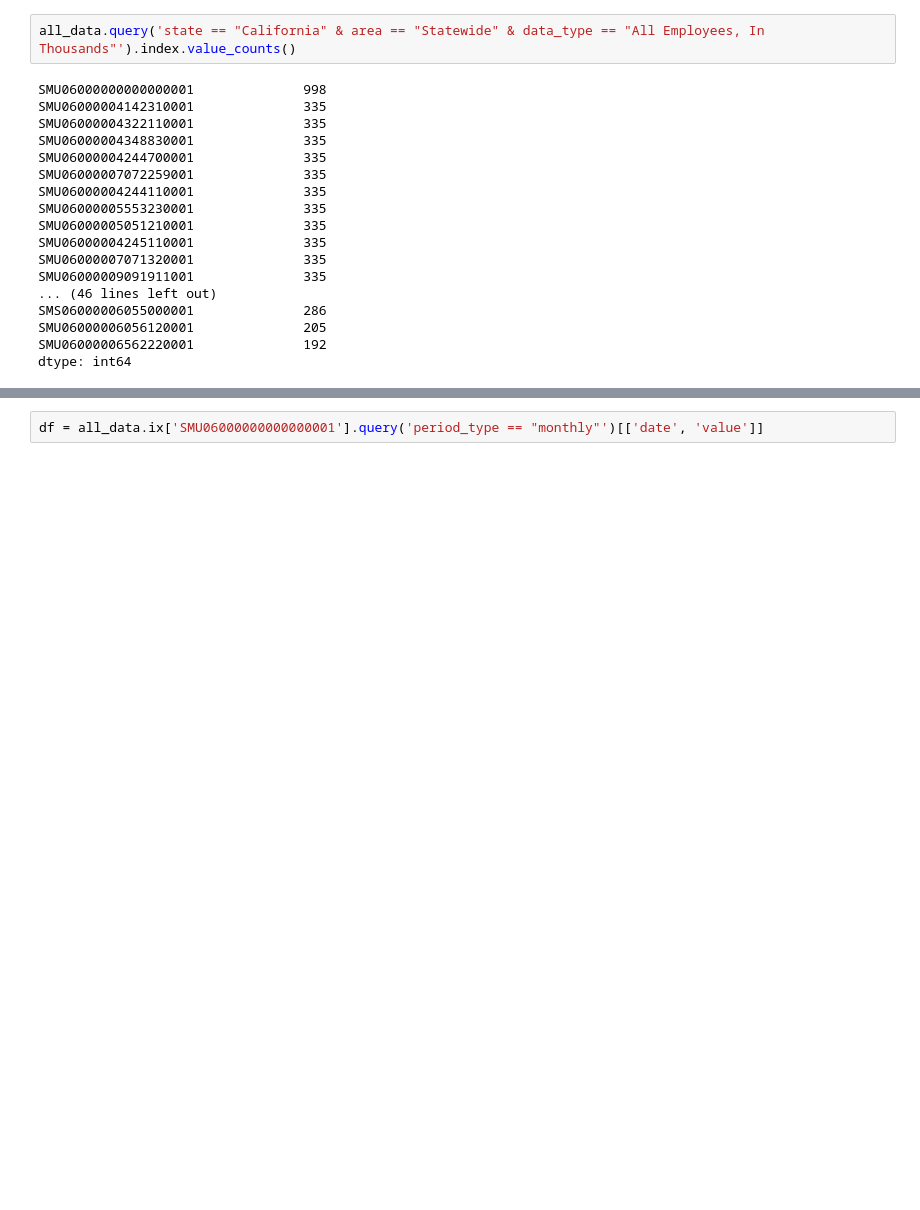
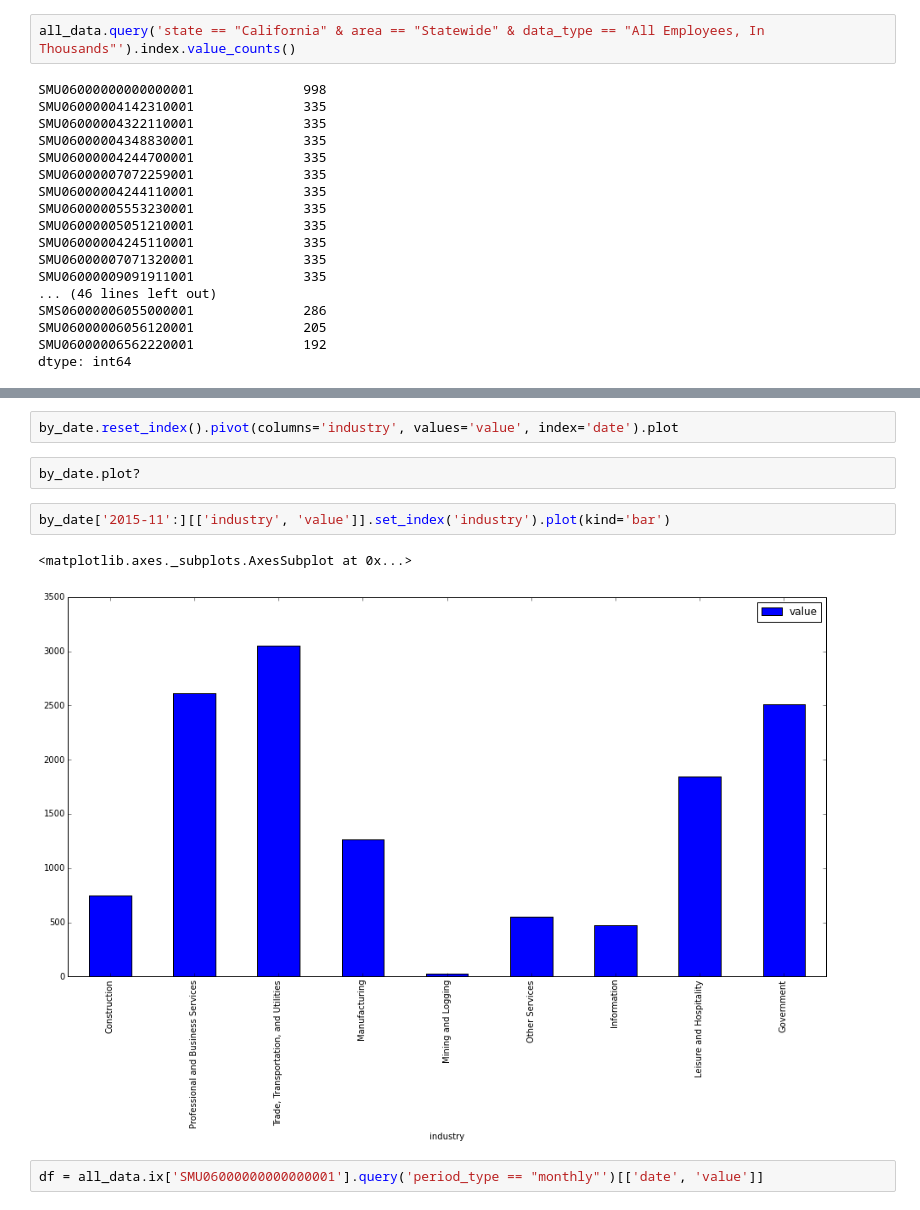
Before and after one commit to jbandlow/notebooks, a Jupyter notebook: BLS Data.ipynb, the cells around one changed output, grey strips where cells are left out. Cells and saved outputs as stored; diff of their text form; blank space fills up the shorter version.

```diff
--- a/BLS Data.ipynb
+++ b/BLS Data.ipynb
@@ -122,3 +167,12 @@ all_data.index = all_data.index.map(lambda x: x.strip())
+# %%
+by_date.reset_index().pivot(columns='industry', values='value', index='date').plot
+# %%
+by_date.plot?
+# %%
+by_date['2015-11':][['industry', 'value']].set_index('industry').plot(kind='bar')
+# %% [output]
+<matplotlib.axes._subplots.AxesSubplot at 0x...>
+[figure, added]
 # %%
 df = all_data.ix['SMU06000000000000001'].query('period_type == "monthly"')[['date', 'value']]
 # %%
```
Also changed, not shown: parts of 31 cells of this notebook.
